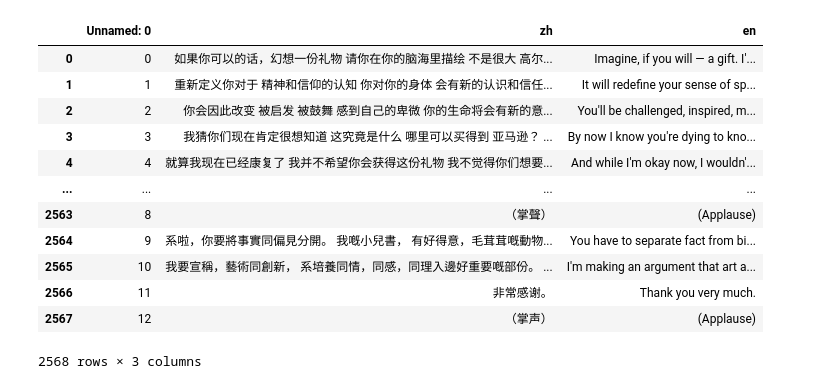
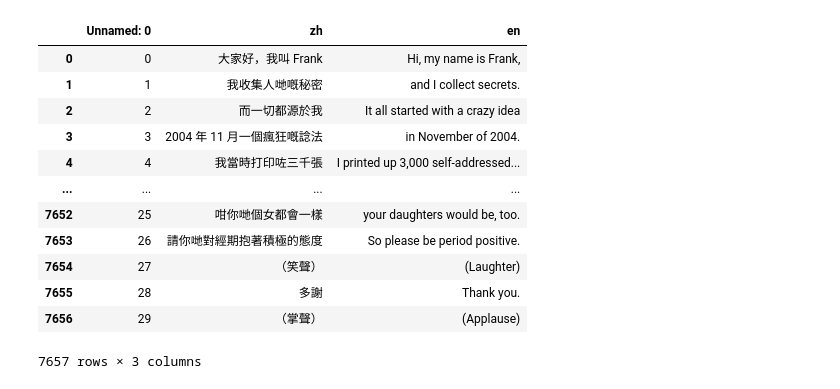
Before and after one commit to hey0wing/Parallel_TedTalk, a Jupyter notebook: Parallel_TedTalk.ipynb, the cells around one changed output. Cells and saved outputs as stored; diff of their text form; code cells hidden in the pictures.

Commit message:
Separate long and short corpus

```diff
--- a/Parallel_TedTalk.ipynb
+++ b/Parallel_TedTalk.ipynb
@@ -147,9 +248,15 @@ Time: 1393.9248530864716
 # %%
-pieces=[]
-if os.getcwd() != '/content/talk':
+short_pieces = []
+long_pieces = []
+if os.getcwd() != '/content/talks':
   os.chdir('talks')
-for file in glob.glob('*.csv'):
-    print(file)
-    frame = pd.read_csv(os.getcwd() + '/' + file, sep='\t', encoding='utf-8')
-    pieces.append(frame)
-df = pd.concat(pieces, ignore_index=True)
+
+for file in glob.glob('*_short.csv'):
+  frame = pd.read_csv(os.getcwd() + '/' + file, sep='\t', encoding='utf-8')
+  short_pieces.append(frame)
+df_short = pd.concat(short_pieces, ignore_index=True)
+
+for file in glob.glob('*_long.csv'):
+  frame = pd.read_csv(os.getcwd() + '/' + file, sep='\t', encoding='utf-8')
+  long_pieces.append(frame)
+df_long = pd.concat(long_pieces, ignore_index=True)
@@ -177,16 +267,16 @@ df.to_csv('All_TED_TALKS_DATA_1.csv',sep='\t',encoding='utf-8')
-# %%
-df
-# %% [output]
-|  | Unnamed: 0 | zh | en |
-| 0 | 0 | 如果你可以的话，幻想一份礼物 请你在你的脑海里描绘 不是很大 高尔... | Imagine, if you will — a gift. I'... |
-| 1 | 1 | 重新定义你对于 精神和信仰的认知 你对你的身体 会有新的认识和信任... | It will redefine your sense of sp... |
-| 2 | 2 | 你会因此改变 被启发 被鼓舞 感到自己的卑微 你的生命将会有新的意... | You'll be challenged, inspired, m... |
-| 3 | 3 | 我猜你们现在肯定很想知道 这究竟是什么 哪里可以买得到 亚马逊？ ... | By now I know you're dying to kno... |
-| 4 | 4 | 就算我现在已经康复了 我并不希望你会获得这份礼物 我不觉得你们想要... | And while I'm okay now, I wouldn'... |
-| ... | ... | ... | ... |
-| 2563 | 8 | （掌聲） | (Applause) |
-| 2564 | 9 | 系啦，你要將事實同偏見分開。 我嘅小兒書， 有好得意，毛茸茸嘅動物... | You have to separate fact from bi... |
-| 2565 | 10 | 我要宣稱，藝術同創新， 系培養同情，同感，同理入邊好重要嘅部份。 ... | I'm making an argument that art a... |
-| 2566 | 11 | 非常感谢。 | Thank you very much. |
-| 2567 | 12 | （掌声） | (Applause) |
-2568 rows × 3 columns
+# %%
+df_short
+# %% [output]
+|  | Unnamed: 0 | zh | en |
+| 0 | 0 | 大家好，我叫 Frank | Hi, my name is Frank, |
+| 1 | 1 | 我收集人哋嘅秘密 | and I collect secrets. |
+| 2 | 2 | 而一切都源於我 | It all started with a crazy idea |
+| 3 | 3 | 2004 年 11 月一個瘋狂嘅諗法 | in November of 2004. |
+| 4 | 4 | 我當時打印咗三千張 | I printed up 3,000 self-addressed... |
+| ... | ... | ... | ... |
+| 7652 | 25 | 咁你哋個女都會一樣 | your daughters would be, too. |
+| 7653 | 26 | 請你哋對經期抱著積極的態度 | So please be period positive. |
+| 7654 | 27 | （笑聲） | (Laughter) |
+| 7655 | 28 | 多謝 | Thank you. |
+| 7656 | 29 | （掌聲） | (Applause) |
+7657 rows × 3 columns
```
Also changed, not shown: parts of 18 cells of this notebook.
